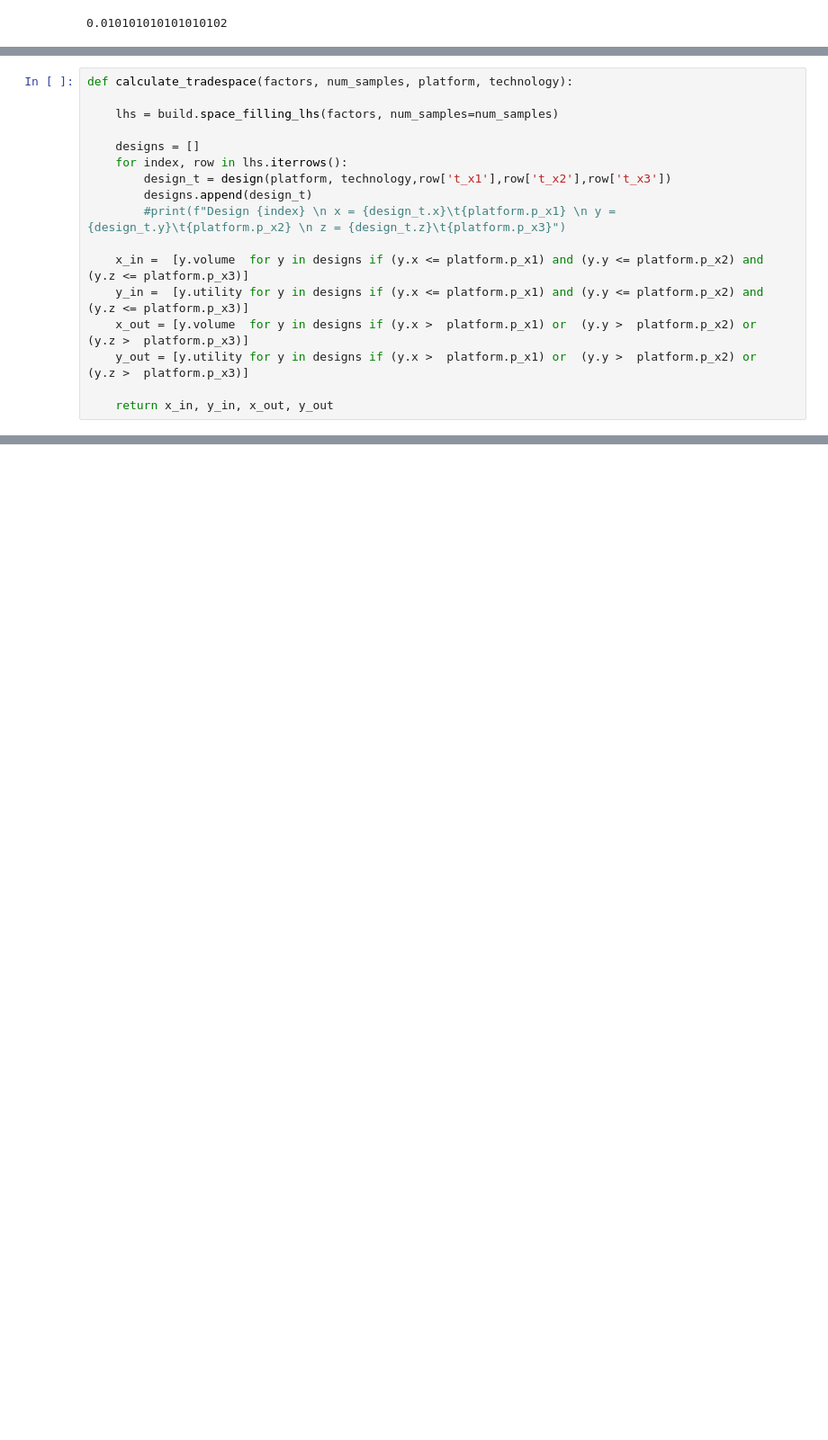
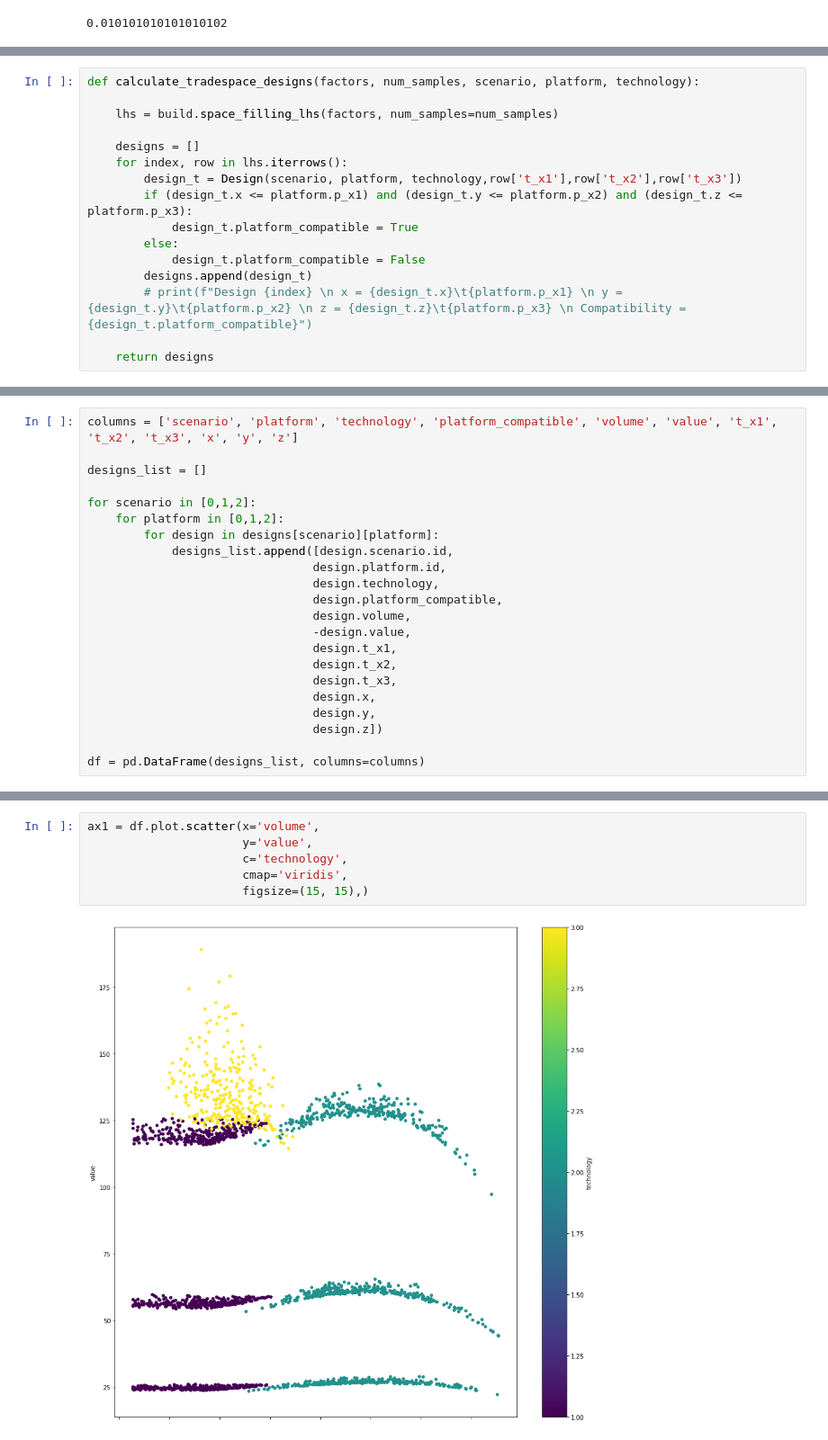
Before and after one commit to sed-group/VISP-Core, a Jupyter notebook: vwfo/vwfo.ipynb, the cells around one changed output, grey strips where cells are left out. Shown at 90% size. Saved outputs shown, nothing was run; the diff lists cells and outputs as text; blank space fills up the shorter version.

```diff
--- a/vwfo/vwfo.ipynb
+++ b/vwfo/vwfo.ipynb
@@ -512,19 +553,18 @@ class epoch:
         self.s_x2 = s_x2
         self.s_x3 = s_x3
 # %%
-def calculate_tradespace(factors, num_samples, platform, technology):
+def calculate_tradespace_designs(factors, num_samples, scenario, platform, technology):
 
     lhs = build.space_filling_lhs(factors, num_samples=num_samples)
 
     designs = []
     for index, row in lhs.iterrows():
-        design_t = design(platform, technology,row['t_x1'],row['t_x2'],row['t_x3'])
+        design_t = Design(scenario, platform, technology,row['t_x1'],row['t_x2'],row['t_x3'])
+        if (design_t.x <= platform.p_x1) and (design_t.y <= platform.p_x2) and (design_t.z <= platform.p_x3):
+            design_t.platform_compatible = True
+        else:
+            design_t.platform_compatible = False
         designs.append(design_t)
-        #print(f"Design {index} \n x = {design_t.x}\t{platform.p_x1} \n y = {design_t.y}\t{platform.p_x2} \n z = {design_t.z}\t{platform.p_x3}")
+        # print(f"Design {index} \n x = {design_t.x}\t{platform.p_x1} \n y = {design_t.y}\t{platform.p_x2} \n z = {design_t.z}\t{platform.p_x3} \n Compatibility = {design_t.platform_compatible}")
 
-    x_in =  [y.volume  for y in designs if (y.x <= platform.p_x1) and (y.y <= platform.p_x2) and (y.z <= platform.p_x3)]
-    y_in =  [y.utility for y in designs if (y.x <= platform.p_x1) and (y.y <= platform.p_x2) and (y.z <= platform.p_x3)]
-    x_out = [y.volume  for y in designs if (y.x >  platform.p_x1) or  (y.y >  platform.p_x2) or  (y.z >  platform.p_x3)]
-    y_out = [y.utility for y in designs if (y.x >  platform.p_x1) or  (y.y >  platform.p_x2) or  (y.z >  platform.p_x3)]
-
-    return x_in, y_in, x_out, y_out
+    return designs
@@ -687,0 +713,22 @@ plt.show()
+# %%
+columns = ['scenario', 'platform', 'technology', 'platform_compatible', 'volume', 'value', 't_x1', 't_x2', 't_x3', 'x', 'y', 'z']
+
+designs_list = []
+
+for scenario in [0,1,2]:
+    for platform in [0,1,2]:
+        for design in designs[scenario][platform]:
+            designs_list.append([design.scenario.id,
+                                design.platform.id,
+                                design.technology,
+                                design.platform_compatible,
+                                design.volume,
+                                -design.value,
+                                design.t_x1,
+                                design.t_x2,
+                                design.t_x3,
+                                design.x,
+                                design.y,
+                                design.z])
+
+df = pd.DataFrame(designs_list, columns=columns)
@@ -687,0 +739,8 @@ plt.show()
+# %%
+ax1 = df.plot.scatter(x='volume',
+                      y='value',
+                      c='technology',
+                      cmap='viridis',
+                      figsize=(15, 15),)
+# %% [output]
+[figure, added]
```
Also changed, not shown: parts of 37 cells of this notebook, 4 other files.
